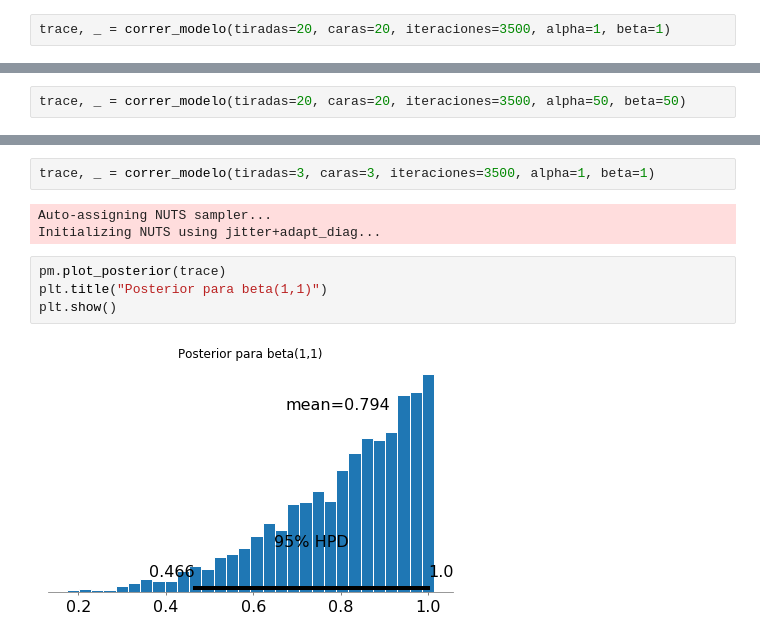
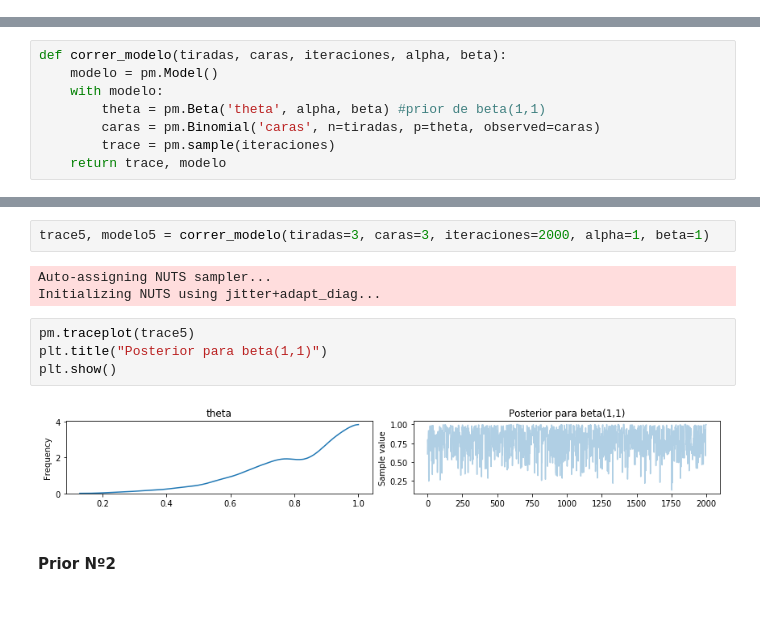
Before and after one commit to barbeiton/tpscd, a Jupyter notebook: tp5/tp5.ipynb, the cells around one changed output, grey strips where cells are left out. Saved outputs shown, nothing was run; the diff lists cells and outputs as text; blank space fills up the shorter version.

```diff
--- a/tp5/tp5.ipynb
+++ b/tp5/tp5.ipynb
@@ -75,2 +2,0 @@ Repita los puntos anteriores para una situacion en la que se observan 20 caras d
-# %%
-trace, _ = correr_modelo(tiradas=20, caras=20, iteraciones=3500, alpha=1, beta=1)
@@ -86,2 +2,0 @@ plt.show()
-# %%
-trace, _ = correr_modelo(tiradas=20, caras=20, iteraciones=3500, alpha=50, beta=50)
@@ -96,0 +22,8 @@ plt.show()
+# %%
+def correr_modelo(tiradas, caras, iteraciones, alpha, beta):
+    modelo = pm.Model()
+    with modelo:
+        theta = pm.Beta('theta', alpha, beta) #prior de beta(1,1)
+        caras = pm.Binomial('caras', n=tiradas, p=theta, observed=caras)
+        trace = pm.sample(iteraciones)
+    return trace, modelo
@@ -99,12 +169,14 @@ El posterior resulta sesgado hacia la derecha cuando se tira 20 veces y se obtie
 # %%
-trace, _ = correr_modelo(tiradas=3, caras=3, iteraciones=3500, alpha=1, beta=1)
+trace5, modelo5 = correr_modelo(tiradas=3, caras=3, iteraciones=2000, alpha=1, beta=1)
 # %% [output]
 Auto-assigning NUTS sampler...
 Initializing NUTS using jitter+adapt_diag...
 # %%
-pm.plot_posterior(trace)
+pm.traceplot(trace5)
 plt.title("Posterior para beta(1,1)")
 plt.show()
 # %% [output]
-[figure, old version]
+[figure, new version]
+# %% [markdown]
+#### Prior Nº2
 # %%
```
Also changed, not shown: parts of 48 cells of this notebook.
